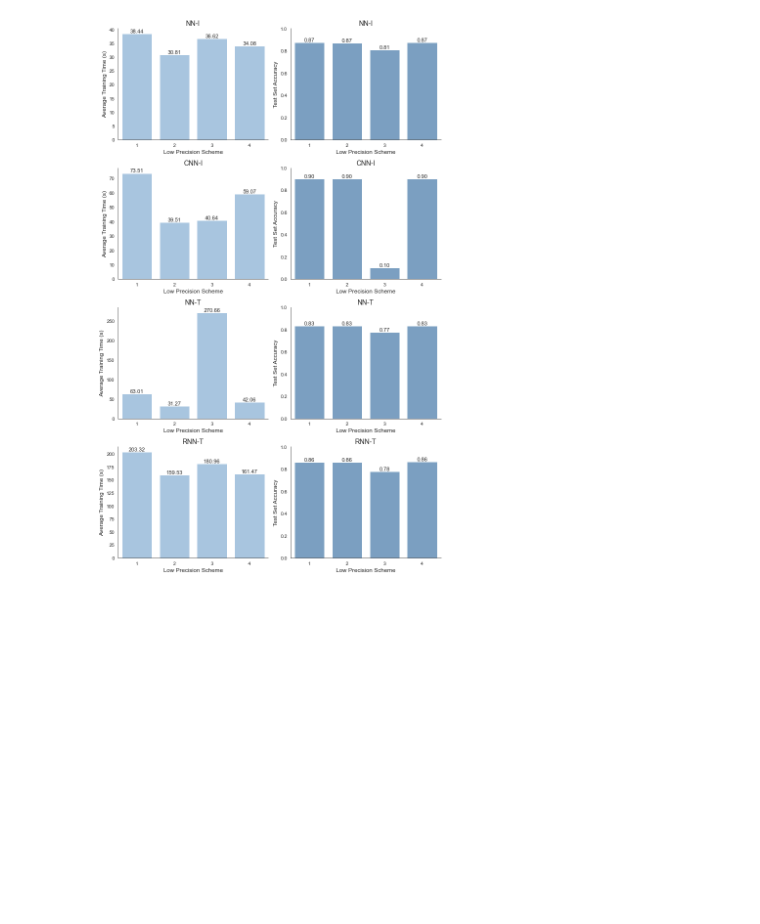
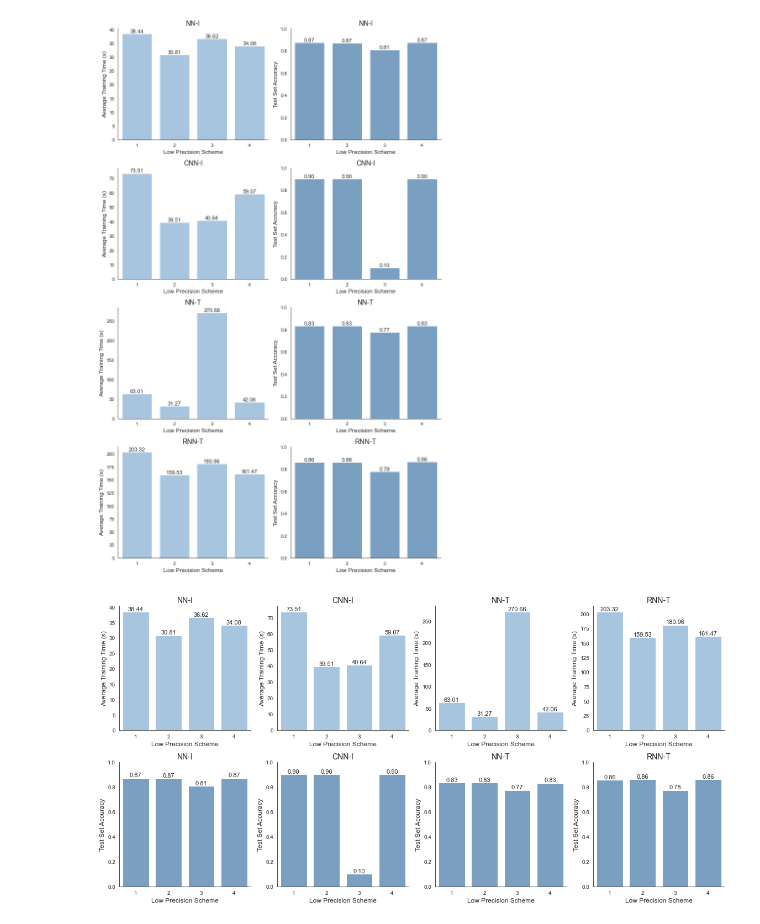
Before and after one commit to rmahinpei/low-precision-deep-learning, a Jupyter notebook: results/plots.ipynb, the cells around one changed output. Cells and saved outputs as stored; diff of their text form; code cells hidden in the pictures; blank space fills up the shorter version.

Commit message:
reformat plots

```diff
--- a/results/plots.ipynb
+++ b/results/plots.ipynb
@@ -55,3 +55,31 @@ plt.savefig('./plots.png', bbox_inches='tight',dpi=600)
 plt.show()
 # %% [output]
 [figure]
+# %%
+figure, axis = plt.subplots(2, 4, figsize=(16,8), tight_layout=True)
+
+for i in range(len(models)):
+    sns.barplot(
+        data=timing_results.loc[timing_results["model"] == models[i]],
+        x="scheme", y="time", ax=axis[0,i], color="#9fc5e8ff"
+    )
+    axis[0,i].bar_label(axis[0,i].containers[0], fontsize=11)
+    axis[0,i].set_xlabel('Low Precision Scheme', fontsize=12)
+    axis[0,i].set_ylabel('Average Training Time (s)', fontsize=12)
+    axis[0,i].set_title(models[i], fontsize=14)
+
+    sns.barplot(
+        data=accuracy_results.loc[timing_results["model"] == models[i]],
+        x="scheme", y="accuracy", ax=axis[1,i], color="#6f9fcdff"
+    )
+    axis[1,i].bar_label(axis[1,i].containers[0], fontsize=11, fmt='%.2f')
+    axis[1,i].set_ylim(0,1)
+    axis[1,i].set_xlabel('Low Precision Scheme', fontsize=12)
+    axis[1,i].set_ylabel('Test Set Accuracy', fontsize=12)
+    axis[1,i].set_title(models[i], fontsize=14)
+
+sns.despine()
+plt.savefig('./plots_wide.png', bbox_inches='tight',dpi=600)
+plt.show()
+# %% [output]
+[figure, added]
```
Also changed, not shown: parts of 1 cell of this notebook, 3 other files.
